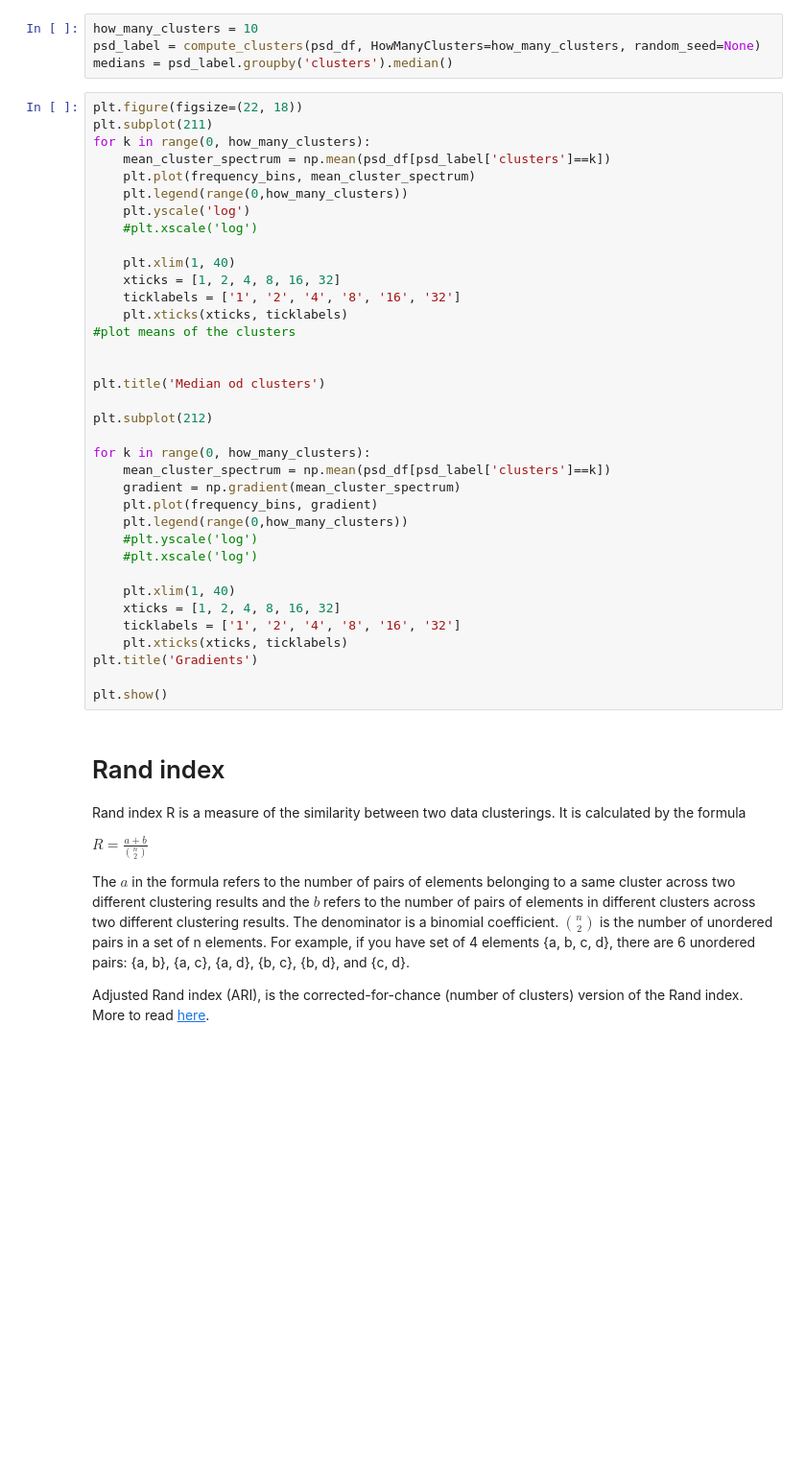
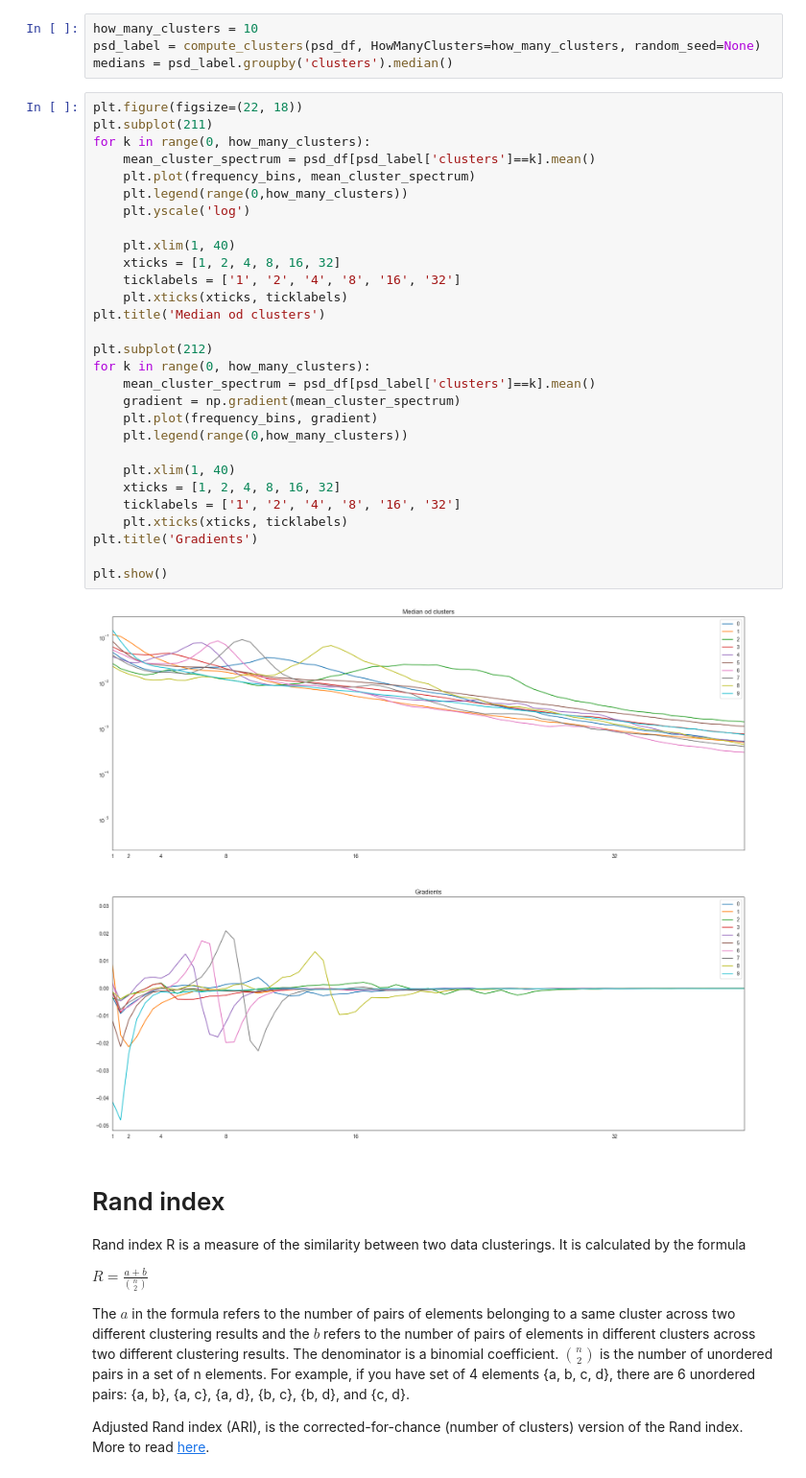
Before and after one commit to danieltomasz/code-spectral-comparison, a Jupyter notebook: notebooks/01_clustering/00a_look_for_clusters_channels_kmeans.ipynb, the cells around one changed output. Shown at 96% size. Cells and saved outputs as stored; diff of their text form; blank space fills up the shorter version.

```diff
--- a/notebooks/01_clustering/00a_look_for_clusters_channels_kmeans.ipynb
+++ b/notebooks/01_clustering/00a_look_for_clusters_channels_kmeans.ipynb
@@ -115,39 +169,34 @@ medians = psd_label.groupby('clusters').median()
 # %%
 plt.figure(figsize=(22, 18))
 plt.subplot(211)
 for k in range(0, how_many_clusters):
-    mean_cluster_spectrum = np.mean(psd_df[psd_label['clusters']==k])
+    mean_cluster_spectrum = psd_df[psd_label['clusters']==k].mean()
     plt.plot(frequency_bins, mean_cluster_spectrum)
     plt.legend(range(0,how_many_clusters))
     plt.yscale('log')
-    #plt.xscale('log')
 
     plt.xlim(1, 40)
     xticks = [1, 2, 4, 8, 16, 32]
     ticklabels = ['1', '2', '4', '8', '16', '32']
     plt.xticks(xticks, ticklabels)
-#plot means of the clusters
-
-
 plt.title('Median od clusters')
 
 plt.subplot(212)
-
 for k in range(0, how_many_clusters):
-    mean_cluster_spectrum = np.mean(psd_df[psd_label['clusters']==k])
+    mean_cluster_spectrum = psd_df[psd_label['clusters']==k].mean()
     gradient = np.gradient(mean_cluster_spectrum)
     plt.plot(frequency_bins, gradient)
     plt.legend(range(0,how_many_clusters))
-    #plt.yscale('log')
-    #plt.xscale('log')
 
     plt.xlim(1, 40)
     xticks = [1, 2, 4, 8, 16, 32]
     ticklabels = ['1', '2', '4', '8', '16', '32']
     plt.xticks(xticks, ticklabels)
 plt.title('Gradients')
 
 plt.show()
+# %% [output]
+[figure, added]
 # %% [markdown]
 # Rand index
 Rand index  R is a measure of the similarity between two data clusterings. It  is calculated by the formula
```
Also changed, not shown: parts of 8 cells of this notebook, 2 other files.
